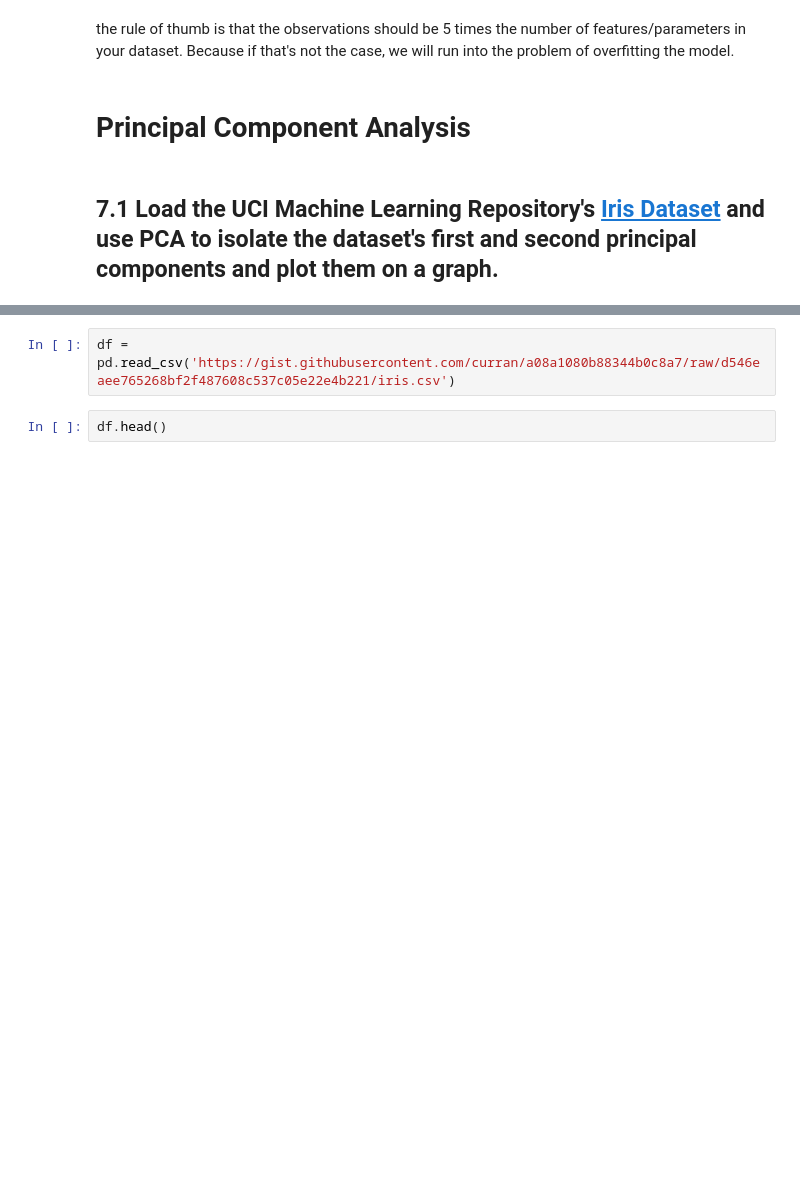
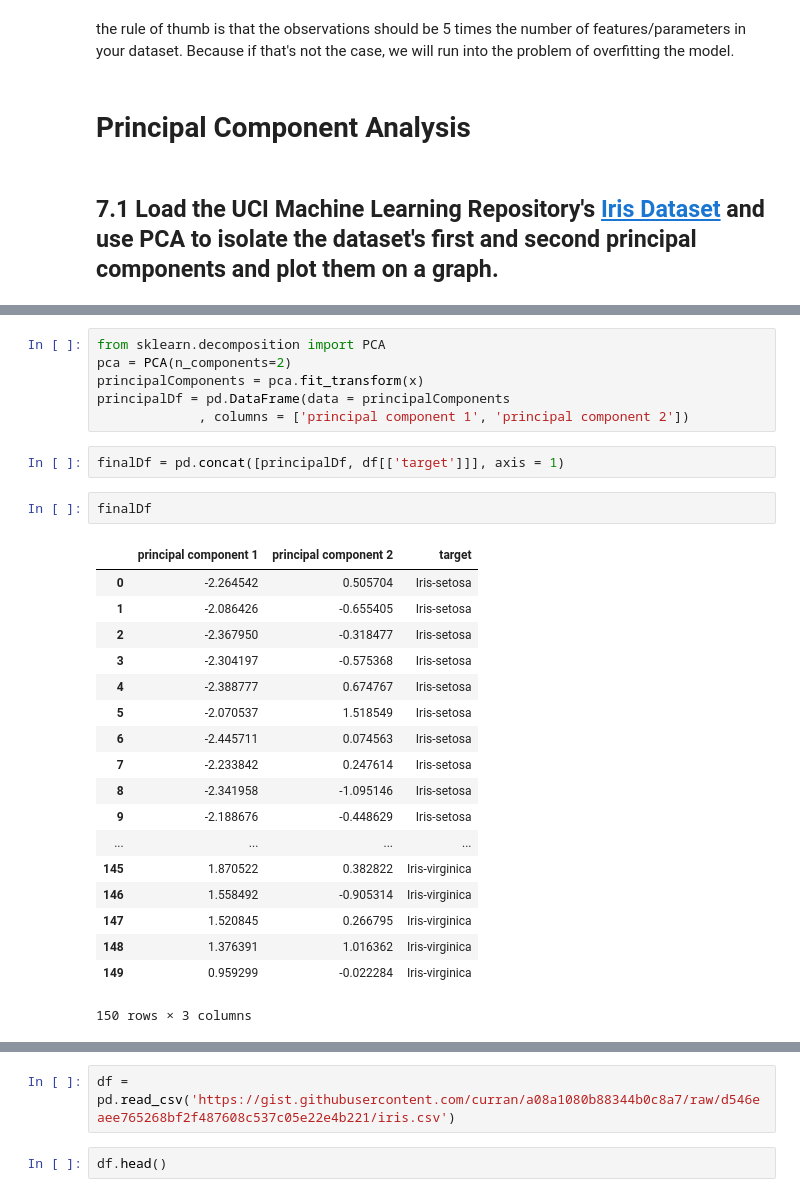
Before and after one commit to bloominstituteoftechnology/DS-Unit-1-Sprint-4-Linear-Algebra, a Jupyter notebook: High_Dimensional_Data_Assignment.ipynb, the cells around one changed output, grey strips where cells are left out. Saved outputs shown, nothing was run; the diff lists cells and outputs as text; blank space fills up the shorter version.

```diff
--- a/High_Dimensional_Data_Assignment.ipynb
+++ b/High_Dimensional_Data_Assignment.ipynb
@@ -197,0 +250,29 @@ the rule of thumb is that the observations should be 5 times the number of featu
+# %%
+from sklearn.decomposition import PCA
+pca = PCA(n_components=2)
+principalComponents = pca.fit_transform(x)
+principalDf = pd.DataFrame(data = principalComponents
+             , columns = ['principal component 1', 'principal component 2'])
+# %%
+finalDf = pd.concat([principalDf, df[['target']]], axis = 1)
+# %%
+finalDf
+# %% [output]
+|  | principal component 1 | principal component 2 | target |
+| 0 | -2.264542 | 0.505704 | Iris-setosa |
+| 1 | -2.086426 | -0.655405 | Iris-setosa |
+| 2 | -2.367950 | -0.318477 | Iris-setosa |
+| 3 | -2.304197 | -0.575368 | Iris-setosa |
+| 4 | -2.388777 | 0.674767 | Iris-setosa |
+| 5 | -2.070537 | 1.518549 | Iris-setosa |
+| 6 | -2.445711 | 0.074563 | Iris-setosa |
+| 7 | -2.233842 | 0.247614 | Iris-setosa |
+| 8 | -2.341958 | -1.095146 | Iris-setosa |
+| 9 | -2.188676 | -0.448629 | Iris-setosa |
+| ... | ... | ... | ... |
+| 145 | 1.870522 | 0.382822 | Iris-virginica |
+| 146 | 1.558492 | -0.905314 | Iris-virginica |
+| 147 | 1.520845 | 0.266795 | Iris-virginica |
+| 148 | 1.376391 | 1.016362 | Iris-virginica |
+| 149 | 0.959299 | -0.022284 | Iris-virginica |
+150 rows × 3 columns
```
Also changed, not shown: parts of 30 cells of this notebook.
